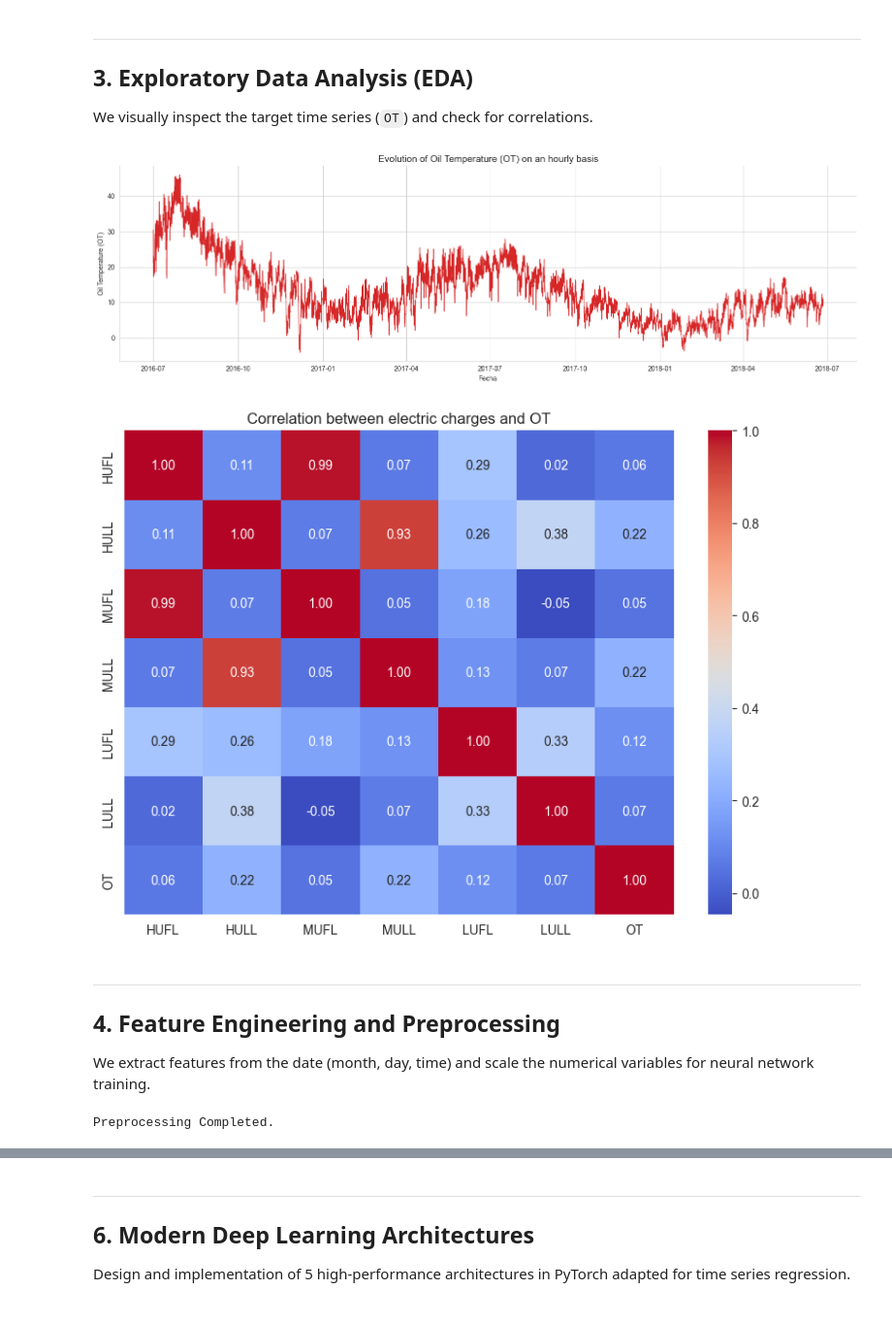
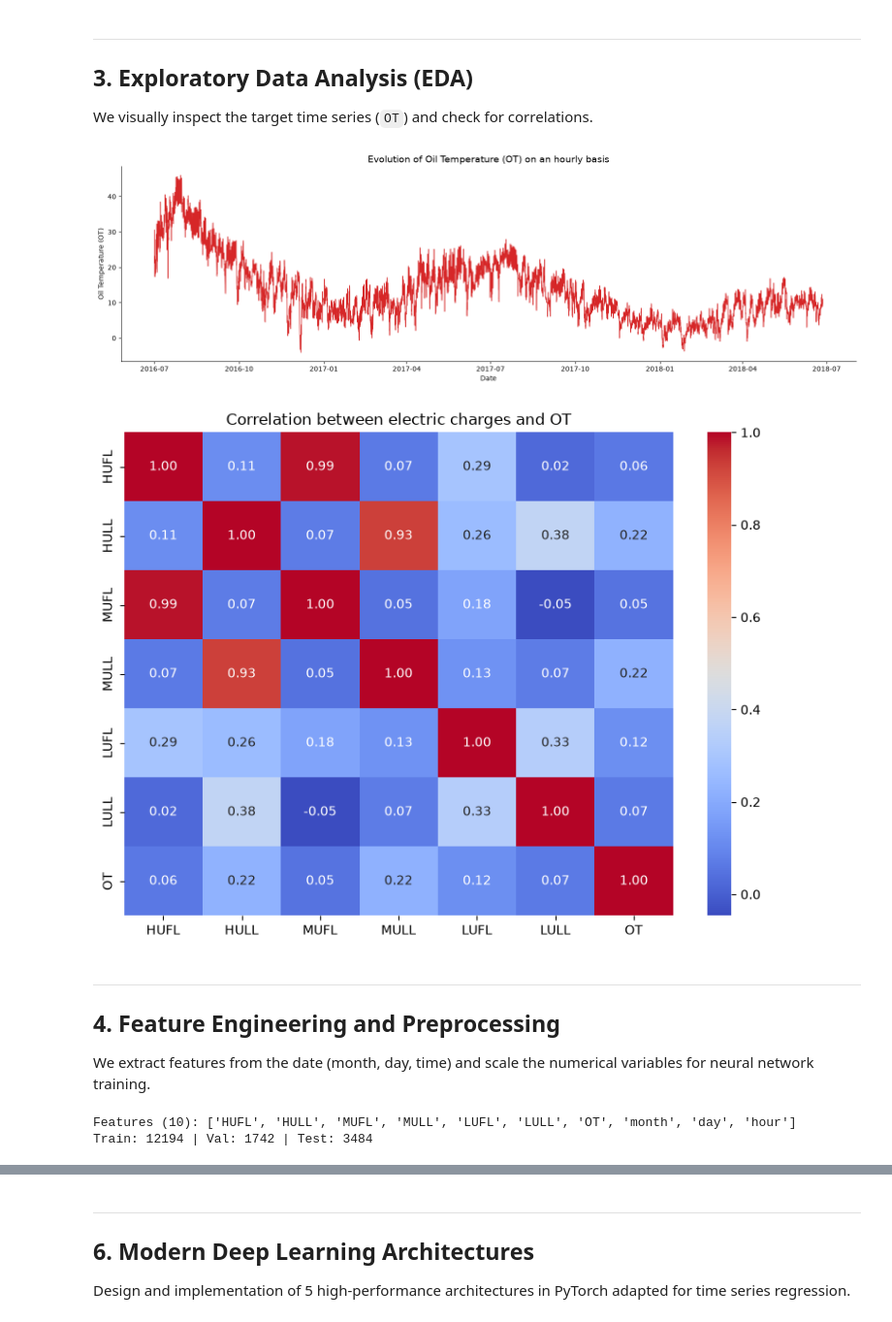
Before and after one commit to arguar13/Forecasting-the-temperature-of-electrical-transformer-oil-Time_series_Regression_Deep_Learning-, a Jupyter notebook: notebooks/Forecasting Oil Temperature.ipynb, the cells around one changed output, grey strips where cells are left out. Shown at 97% size. Saved outputs shown, nothing was run; the diff lists cells and outputs as text; code cells hidden in the pictures.

```diff
--- a/notebooks/Forecasting Oil Temperature.ipynb
+++ b/notebooks/Forecasting Oil Temperature.ipynb
@@ -49,14 +58,15 @@ We automatically download the **ETTh1** variant (hourly resolution) from the off
 # %%
-data_path = 'ETTh1.csv'
-url = 'https://raw.githubusercontent.com/zhouhaoyi/ETDataset/main/ETT-small/ETTh1.csv'
+DATA_ZIP = os.path.join('..', 'data', 'ETDataset-main.zip')
+CSV_IN_ZIP = 'ETDataset-main/ETT-small/ETTh1.csv'
+DATA_URL = 'https://raw.githubusercontent.com/zhouhaoyi/ETDataset/main/ETT-small/ETTh1.csv'
 
-if not os.path.exists(data_path):
-    print("Downloading ETTh1 dataset...")
-    urllib.request.urlretrieve(url, data_path)
-    print("Download complete.")
+if os.path.exists(DATA_ZIP):
+    with zipfile.ZipFile(DATA_ZIP) as zf, zf.open(CSV_IN_ZIP) as f:
+        data = pd.read_csv(f)
+else:
+    print("Local copy not found, reading ETTh1 from the official repository...")
+    data = pd.read_csv(DATA_URL)
 
-# Load the data
-data = pd.read_csv(data_path)
 print(f"Dimensions of the dataset ETTh1: {data.shape}")
 data.head()
 # %% [output]
@@ -74,26 +84,26 @@ We visually inspect the target time series (`OT`) and check for correlations.
 # %%
 data['date'] = pd.to_datetime(data['date'])
 data.set_index('date', inplace=True)
 
 # Oil Temperature (OT) plot over time
 plt.figure(figsize=(16, 5))
 plt.plot(data.index, data['OT'], color='#d62728', linewidth=1)
 plt.title('Evolution of Oil Temperature (OT) on an hourly basis', fontsize=14)
-plt.xlabel('Fecha')
+plt.xlabel('Date')
 plt.ylabel('Oil Temperature (OT)')
 sns.despine()
 plt.tight_layout()
 plt.show()
 
 # Correlation Matrix
 plt.figure(figsize=(8, 6))
 sns.heatmap(data.corr(), annot=True, cmap='coolwarm', fmt=".2f", cbar=True)
 plt.title('Correlation between electric charges and OT', fontsize=12)
 plt.tight_layout()
 plt.show()
 # %% [output]
-[figure, old version]
+[figure, new version]
-[figure, old version]
+[figure, new version]
 # %% [markdown]
 ---
 ## 4. Feature Engineering and Preprocessing
@@ -108,9 +118,10 @@ data['hour'] = data.index.hour
 target_col = 'OT'
 # Since oil temperature has strong autocorrelation, we include OT in the features because, in a time series, the target depends on its own history.
 # The trick is that the model never sees the future value of OT during training, only its past values.
-feature_cols = data.columns.drop("date").tolist()
+# 'date' is already the index, so every column is a feature.
+feature_cols = data.columns.tolist()
 
-# Separation in Train (70%), Val (10%), Test (20%)
+# Chronological separation in Train (70%), Val (10%), Test (20%) - no shuffling to avoid leakage
 n = len(data)
 train_size = int(n * 0.7)
 val_size = int(n * 0.1)
@@ -119,7 +130,7 @@ train_data = data.iloc[:train_size]
 val_data = data.iloc[train_size:train_size+val_size]
 test_data = data.iloc[train_size+val_size:]
 
-# Scaling
+# Scaling (fitted on train only)
 scaler_X = StandardScaler()
 scaler_y = StandardScaler()
 
@@ -131,9 +142,11 @@ train_y = scaler_y.fit_transform(train_data[[target_col]])
 val_y = scaler_y.transform(val_data[[target_col]])
 test_y = scaler_y.transform(test_data[[target_col]])
 
-print("Preprocessing Completed.")
+print(f"Features ({len(feature_cols)}): {feature_cols}")
+print(f"Train: {len(train_data)} | Val: {len(val_data)} | Test: {len(test_data)}")
 # %% [output]
-Preprocessing Completed.
+Features (10): ['HUFL', 'HULL', 'MUFL', 'MULL', 'LUFL', 'LULL', 'OT', 'month', 'day', 'hour']
+Train: 12194 | Val: 1742 | Test: 3484
 # %% [markdown]
 ---
 ## 5. Sequence Generation (Sliding Windows)
```
Also changed, not shown: parts of 13 cells of this notebook, 5 other files.
